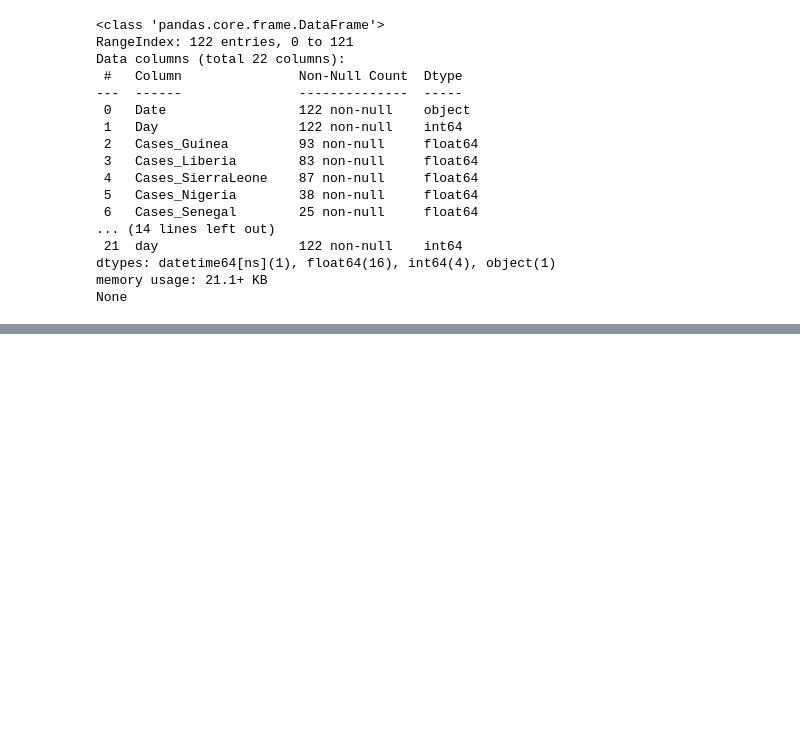
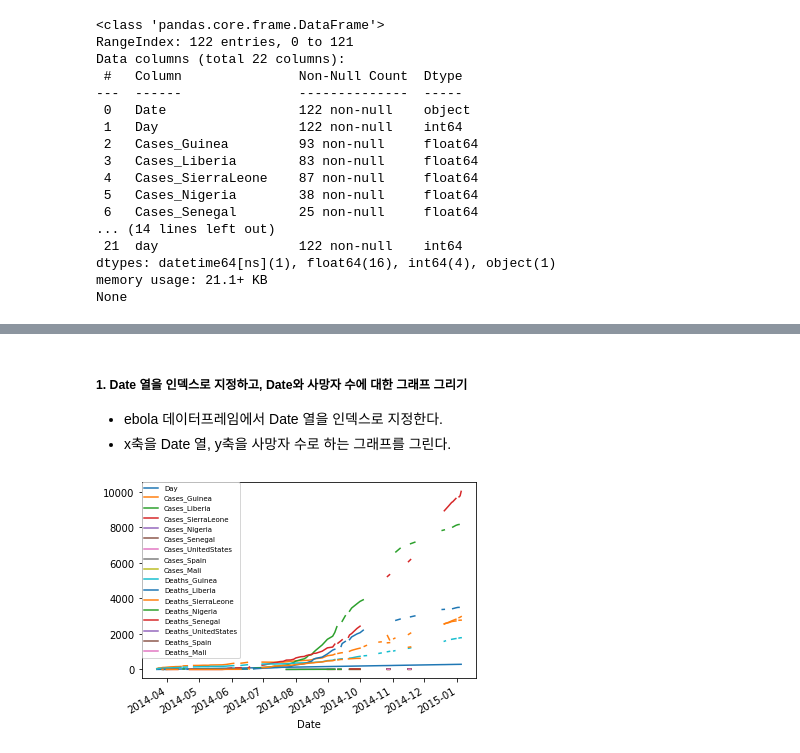
Before and after one commit to Dkepffl/2022-1-ESAA, a Jupyter notebook: Assignment/Assignment0411_datetime2.ipynb, the cells around one changed output, grey strips where cells are left out. Saved outputs shown, nothing was run; the diff lists cells and outputs as text; code cells hidden in the pictures; blank space fills up the shorter version.

```diff
--- a/Assignment/Assignment0411_datetime2.ipynb
+++ b/Assignment/Assignment0411_datetime2.ipynb
@@ -283,0 +497,18 @@ None
+# %%
+# ebola 데이터 프레임 생성
+ebola = pd.read_csv('/content/drive/MyDrive/2022-1 ESAA/DataSet/country_timeseries.csv', parse_dates = ['Date'])
+# %% [markdown]
+##### 1. Date 열을 인덱스로 지정하고, Date와 사망자 수에 대한 그래프 그리기
+- ebola 데이터프레임에서 Date 열을 인덱스로 지정한다.
+- x축을 Date 열, y축을 사망자 수로 하는 그래프를 그린다.
+# %%
+# Date 열을 인덱스로 지정
+ebola.index = ebola['Date']
+
+# Date와 사망자 수에 대한 그래프 그리기
+fig, ax = plt.subplots( )
+ax = ebola.iloc[0:,1:].plot(ax = ax)
+ax.legend(fontsize=7, loc=2, borderaxespad = 0.)
+plt.show()
+# %% [output]
+[figure, added]
```
Also changed, not shown: parts of 57 cells of this notebook.
